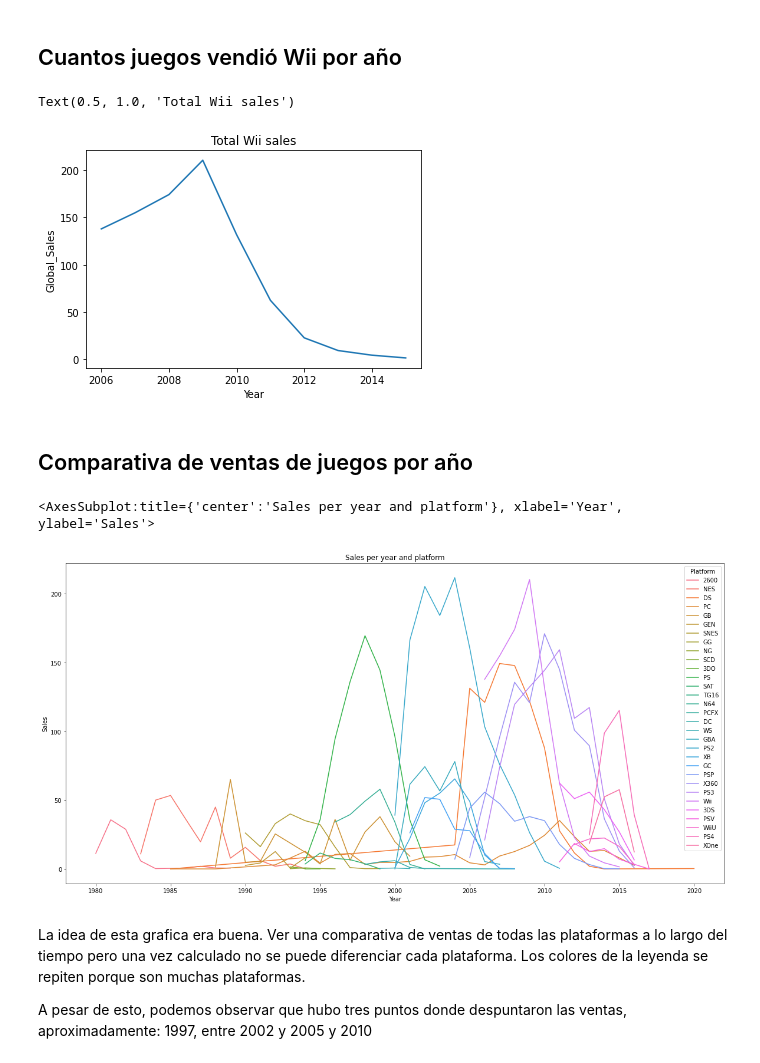
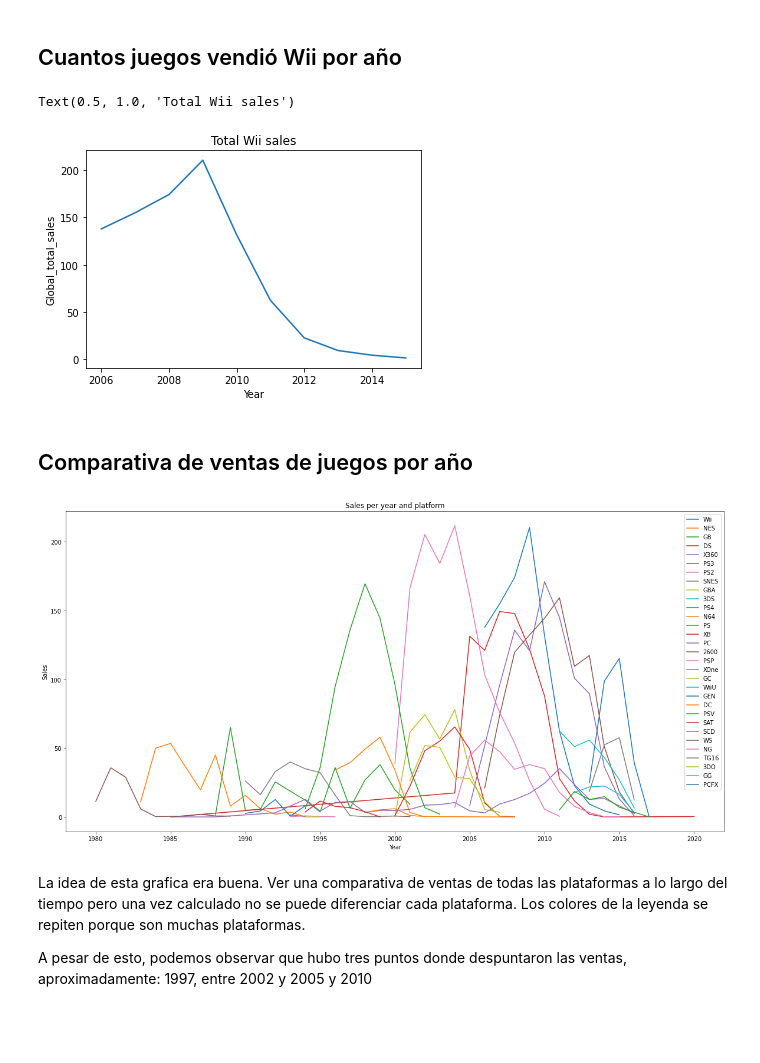
Before and after one commit to CrisKrus/kaggle, a Jupyter notebook: 02-video-game-sales/videogames-sales.ipynb, the cells around one changed output. Saved outputs shown, nothing was run; the diff lists cells and outputs as text; code cells hidden in the pictures; blank space fills up the shorter version.

```diff
--- a/02-video-game-sales/videogames-sales.ipynb
+++ b/02-video-game-sales/videogames-sales.ipynb
@@ -8,13 +8,7 @@ import pandas as pd # data processing, CSV file I/O (e.g. pd.read_csv)
 import seaborn as sns
 import matplotlib.pyplot as plt
 
-import os
-
-for dirname, _, filenames in os.walk('/kaggle/input'):
-    for filename in filenames:
-        filepath = os.path.join(dirname, filename)
-
-
+filepath = 'input/vgsales.csv'
 df = pd.read_csv(filepath, index_col='Rank')
 df.shape
 # %% [output]
@@ -43,27 +145,26 @@ Wii, NES, GB, DS, X360, PS3, PS2, SNES, GBA, 3DS, PS4, N64, PS, XB, PC, 2600, PS
 ## Cuantos juegos vendió Wii por año
 # %%
 wii_games = df[df['Platform'] == 'Wii']
-sales_per_year = wii_games.groupby('Year').Global_Sales.sum().to_frame()
-
-sns.lineplot(x=sales_per_year.index, y='Global_Sales', data=sales_per_year)
+sales_per_year = total_sales_per_year(wii_games)
+sns.lineplot(x=sales_per_year['Year'], y=sales_per_year['Global_total_sales'])
 plt.title('Total Wii sales')
 # %% [output]
 Text(0.5, 1.0, 'Total Wii sales')
-[figure, old version]
+[figure, new version]
 # %% [markdown]
 ## Comparativa de ventas de juegos por año
 # %%
-sales_per_year_and_platform = df.groupby(['Year', 'Platform']).Global_Sales.sum().to_frame().reset_index()
-
 plt.figure(figsize=(20,10))
 plt.title('Sales per year and platform')
 plt.xlabel('Year')
 plt.ylabel('Sales')
 
-sns.lineplot(data=sales_per_year_and_platform, x='Year', y='Global_Sales', hue='Platform')
+for platform in df['Platform'].unique():
+    platform_games = df[df['Platform'] == platform]
+    sales_per_year = total_sales_per_year(platform_games)
+    sns.lineplot(x=sales_per_year['Year'], y=sales_per_year['Global_total_sales'], label=platform)
 # %% [output]
-<AxesSubplot:title={'center':'Sales per year and platform'}, xlabel='Year', ylabel='Sales'>
-[figure, old version]
+[figure, new version]
 # %% [markdown]
 La idea de esta grafica era buena. Ver una comparativa de ventas de todas las plataformas a lo largo del tiempo pero una vez calculado no se puede diferenciar cada plataforma. Los colores de la leyenda se repiten porque son muchas plataformas.
 
```
Also changed, not shown: parts of 25 cells of this notebook.
